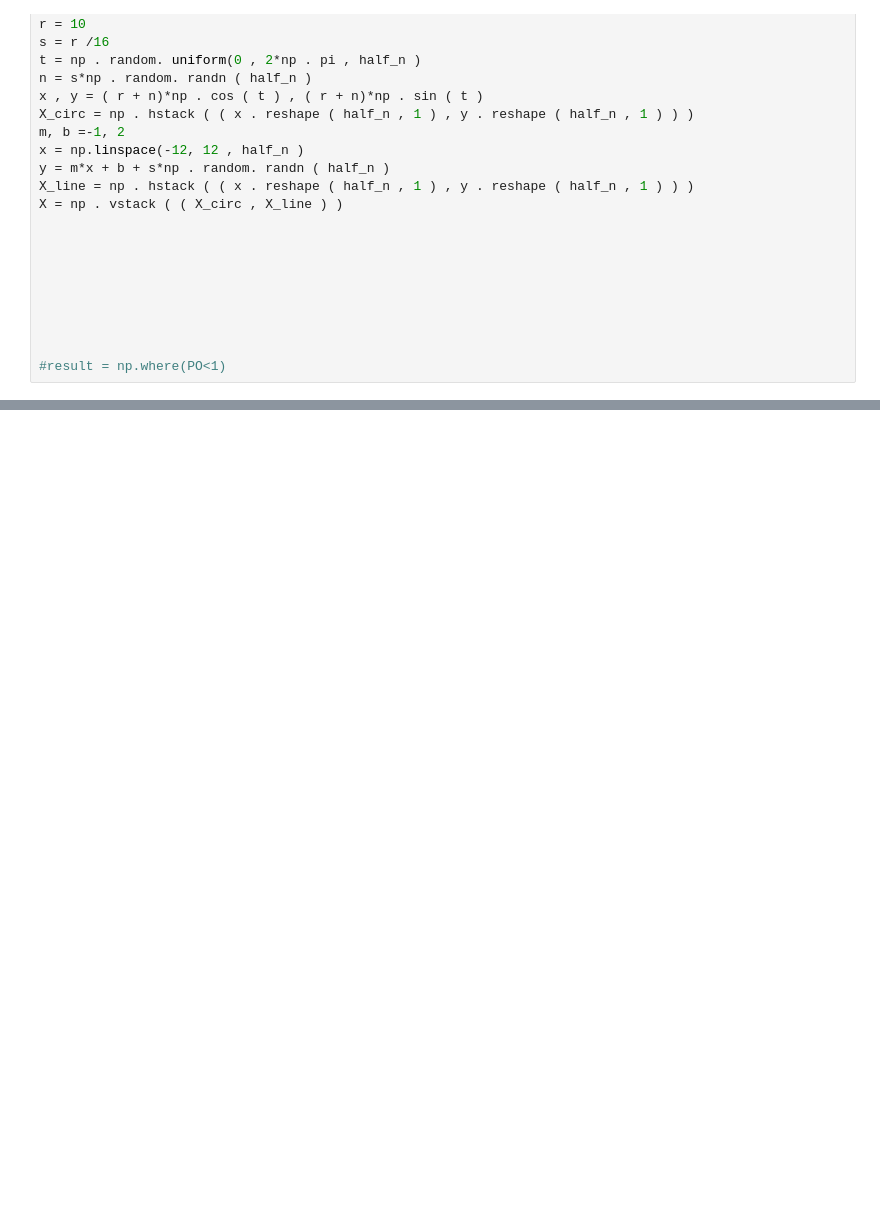
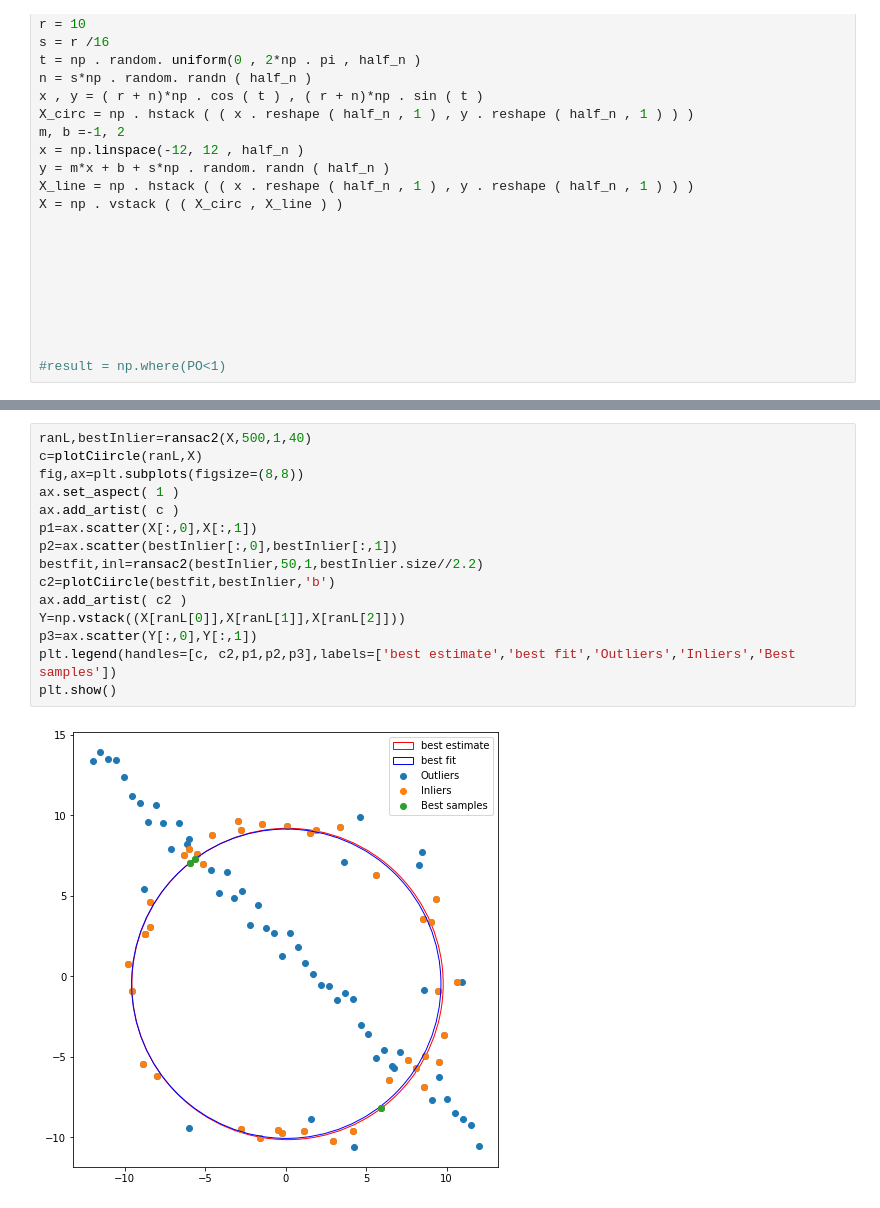
Before and after one commit to Kithdara/Assignments, a Jupyter notebook: Assignment_2.ipynb, the cells around one changed output, grey strips where cells are left out. Cells and saved outputs as stored; diff of their text form; blank space fills up the shorter version.

```diff
--- a/Assignment_2.ipynb
+++ b/Assignment_2.ipynb
@@ -109,0 +172,17 @@ array([[ 2.58397336, 10.16207325],
+# %%
+ranL,bestInlier=ransac2(X,500,1,40)
+c=plotCiircle(ranL,X)
+fig,ax=plt.subplots(figsize=(8,8))
+ax.set_aspect( 1 )
+ax.add_artist( c )
+p1=ax.scatter(X[:,0],X[:,1])
+p2=ax.scatter(bestInlier[:,0],bestInlier[:,1])
+bestfit,inl=ransac2(bestInlier,50,1,bestInlier.size//2.2)
+c2=plotCiircle(bestfit,bestInlier,'b')
+ax.add_artist( c2 )
+Y=np.vstack((X[ranL[0]],X[ranL[1]],X[ranL[2]]))
+p3=ax.scatter(Y[:,0],Y[:,1])
+plt.legend(handles=[c, c2,p1,p2,p3],labels=['best estimate','best fit','Outliers','Inliers','Best samples'])
+plt.show()
+# %% [output]
+[figure, added]
```
Also changed, not shown: parts of 7 cells of this notebook.
